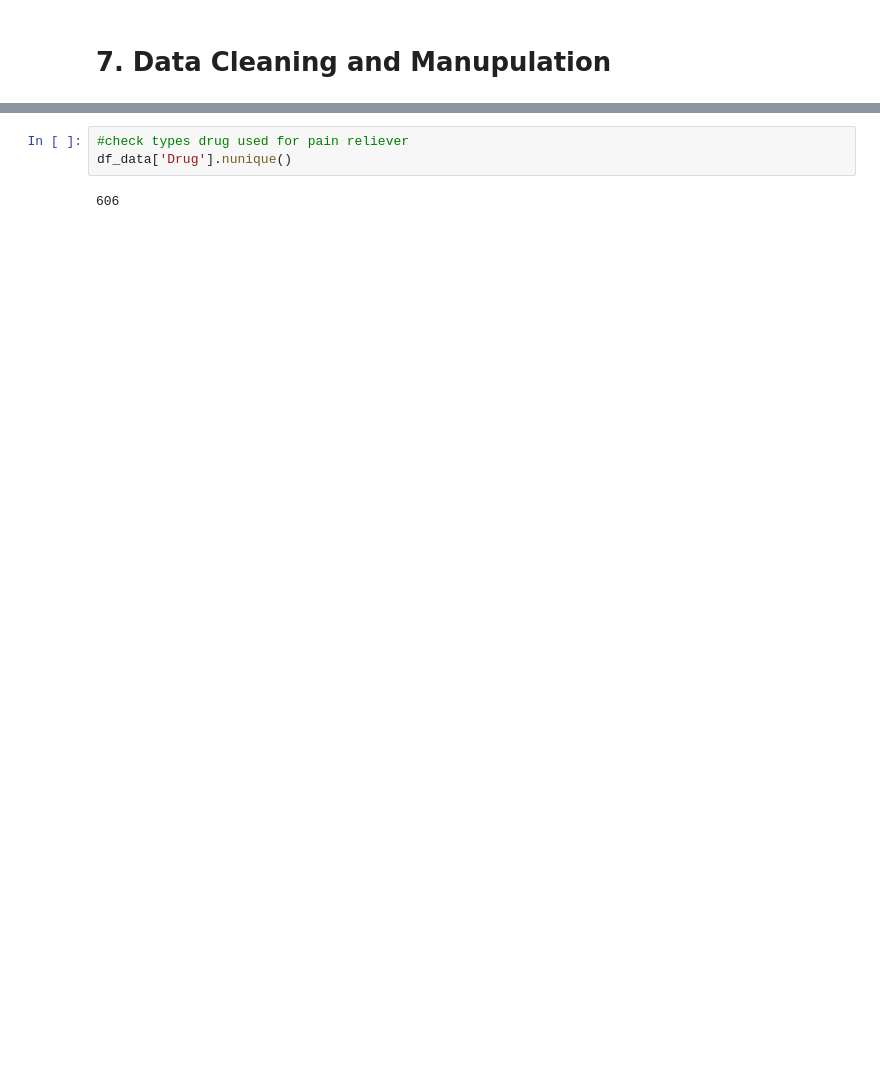
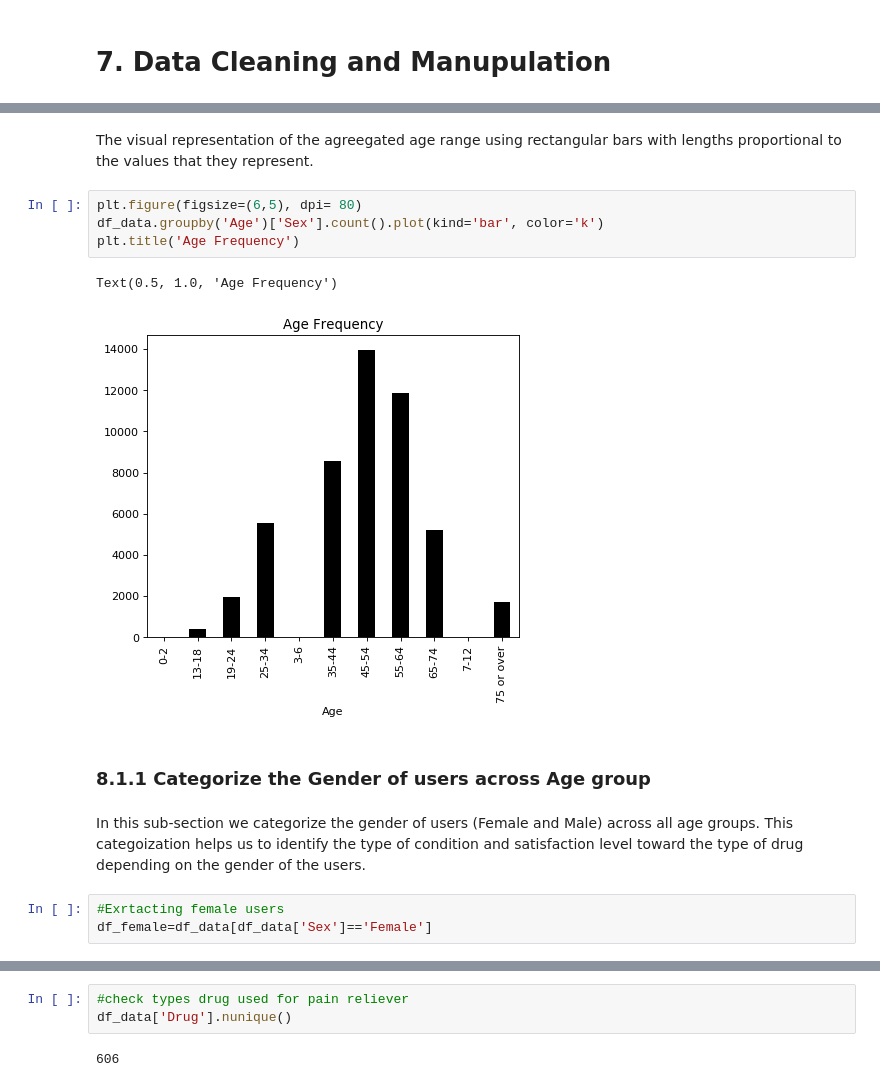
Before and after one commit to danielabebe1/CapstoneProject1, a Jupyter notebook: CapstoneProject1a.ipynb, the cells around one changed output, grey strips where cells are left out. Drawn from its saved outputs; the diff is of its cells as text; blank space fills up the shorter version.

```diff
--- a/CapstoneProject1a.ipynb
+++ b/CapstoneProject1a.ipynb
@@ -123,0 +185,16 @@ df_data.shape
+# %% [markdown]
+The visual representation of the agreegated age range using rectangular bars with lengths proportional to the values that they represent.
+# %%
+plt.figure(figsize=(6,5), dpi= 80)
+df_data.groupby('Age')['Sex'].count().plot(kind='bar', color='k')
+plt.title('Age Frequency')
+# %% [output]
+Text(0.5, 1.0, 'Age Frequency')
+[figure, added]
+# %% [markdown]
+### 8.1.1 Categorize the Gender of users across Age group
+# %% [markdown]
+In this sub-section we categorize the gender of users (Female and Male) across all age groups. This categoization helps us to identify the type of condition and satisfaction level toward the type of drug depending on the gender of the users.
+# %%
+#Exrtacting female users
+df_female=df_data[df_data['Sex']=='Female']
```
Also changed, not shown: parts of 151 cells of this notebook.
